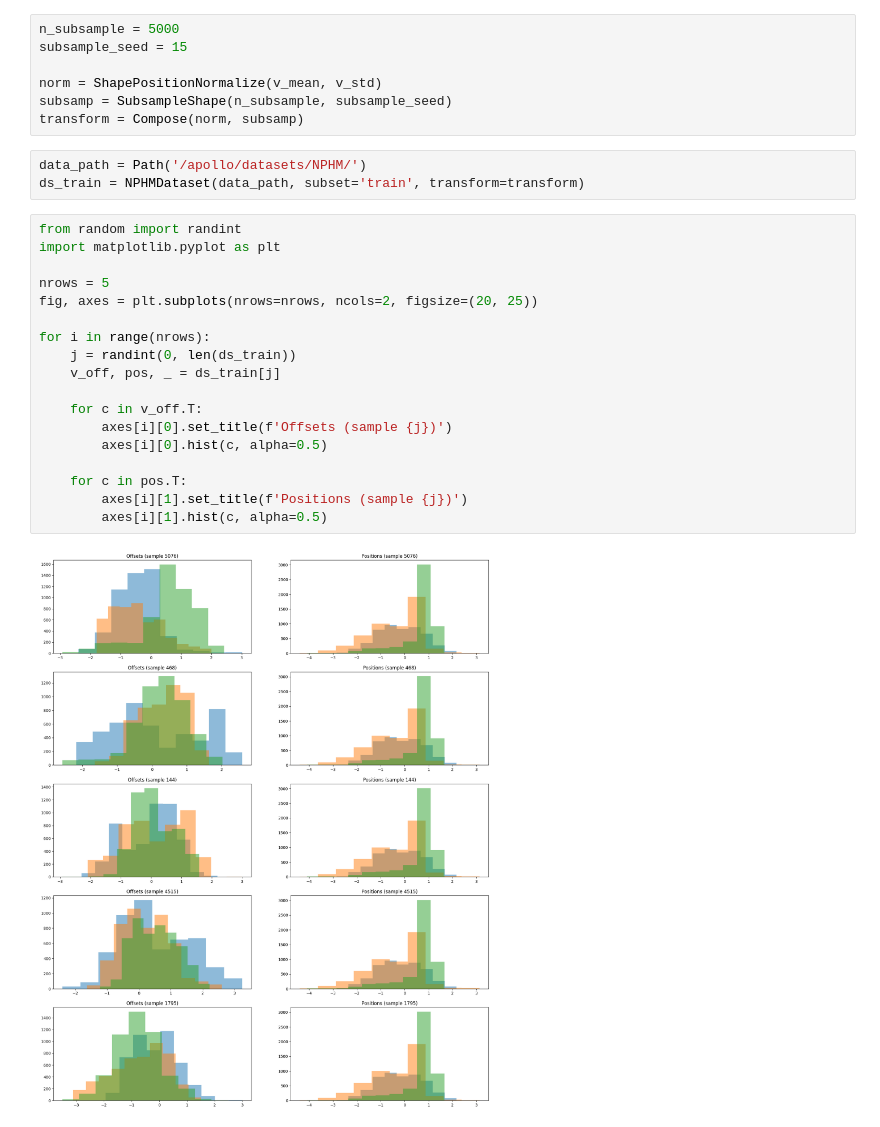
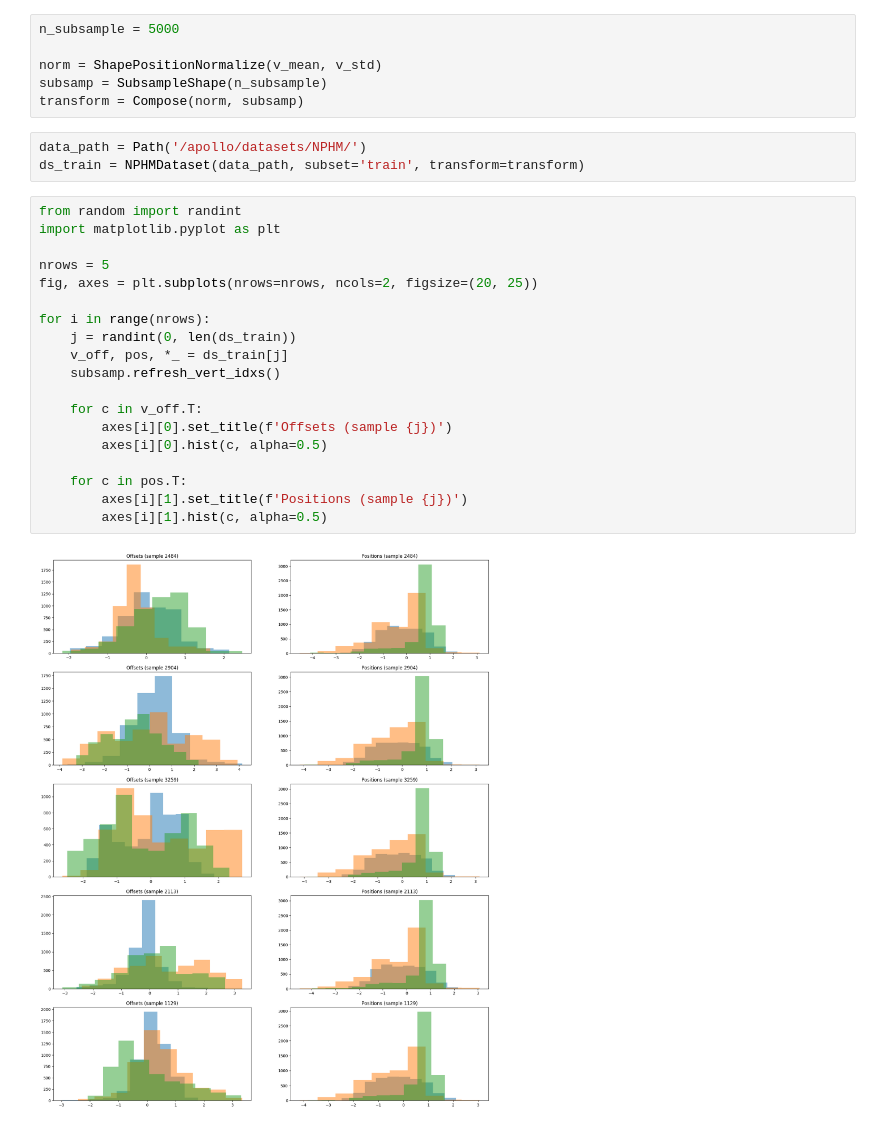
Before and after one commit to florisdf/shape_transformers, a Jupyter notebook: notebooks/01_setup-03_inspect_transformed_inputs.ipynb, the cells around one changed output. Drawn from its saved outputs; the diff is of its cells as text.

Commit message:
Use varargs in shape transforms

```diff
--- a/notebooks/01_setup-03_inspect_transformed_inputs.ipynb
+++ b/notebooks/01_setup-03_inspect_transformed_inputs.ipynb
@@ -12,10 +12,9 @@ v_mean = np.load('../shape_transformers/dataset/nphm_mean_vertices.npy')
 v_std = np.load('../shape_transformers/dataset/nphm_std_vertices.npy')
 # %%
 n_subsample = 5000
-subsample_seed = 15
 
 norm = ShapePositionNormalize(v_mean, v_std)
-subsamp = SubsampleShape(n_subsample, subsample_seed)
+subsamp = SubsampleShape(n_subsample)
 transform = Compose(norm, subsamp)
 # %%
 data_path = Path('/apollo/datasets/NPHM/')
@@ -23,20 +22,21 @@ ds_train = NPHMDataset(data_path, subset='train', transform=transform)
 # %%
 from random import randint
 import matplotlib.pyplot as plt
 
 nrows = 5
 fig, axes = plt.subplots(nrows=nrows, ncols=2, figsize=(20, 25))
 
 for i in range(nrows):
     j = randint(0, len(ds_train))
-    v_off, pos, _ = ds_train[j]
+    v_off, pos, *_ = ds_train[j]
+    subsamp.refresh_vert_idxs()
 
     for c in v_off.T:
         axes[i][0].set_title(f'Offsets (sample {j})')
         axes[i][0].hist(c, alpha=0.5)
 
     for c in pos.T:
         axes[i][1].set_title(f'Positions (sample {j})')
         axes[i][1].hist(c, alpha=0.5)
 # %% [output]
-[figure, old version]
+[figure, new version]
```
Also changed, not shown: 1 other file.
